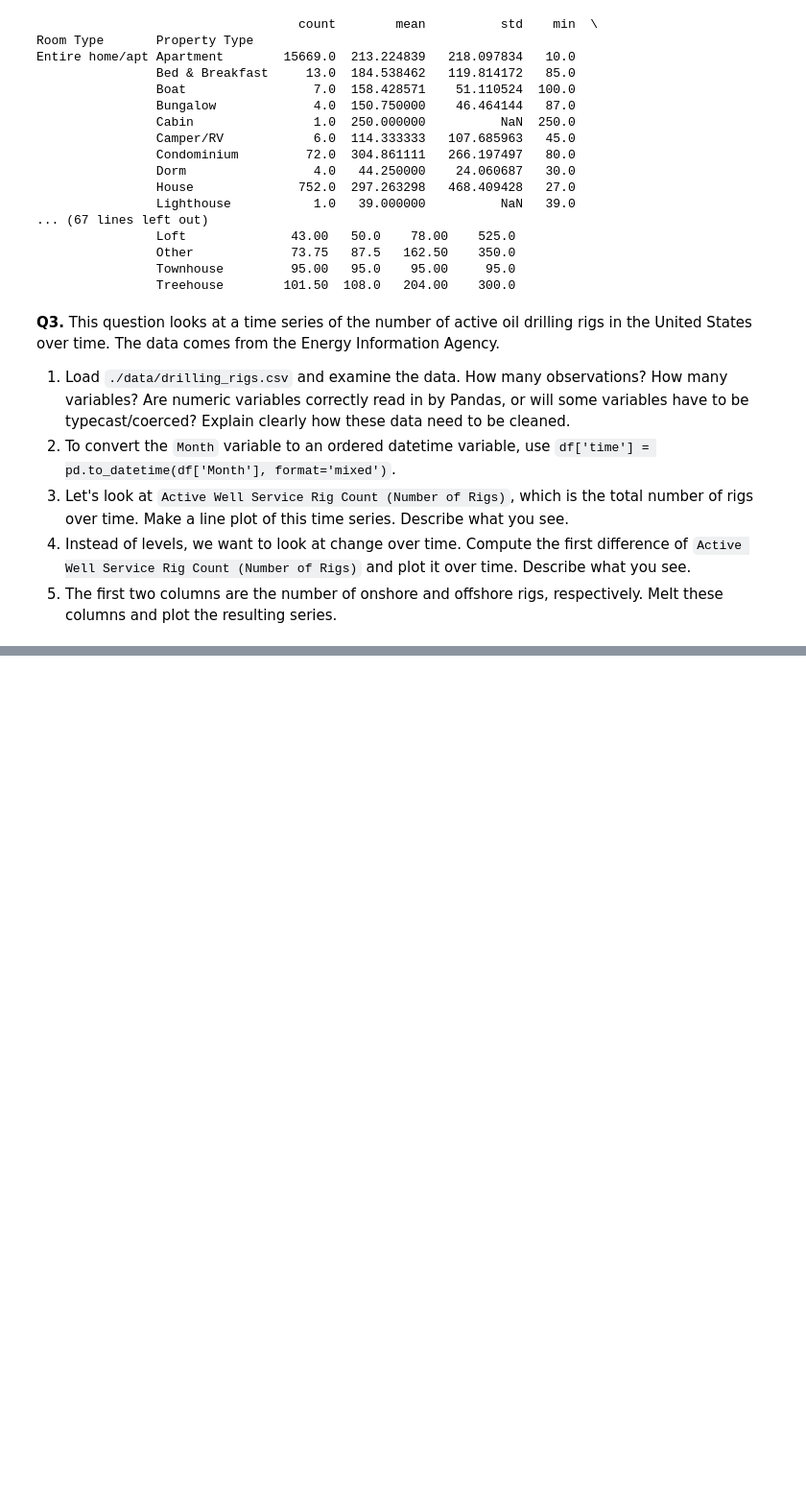
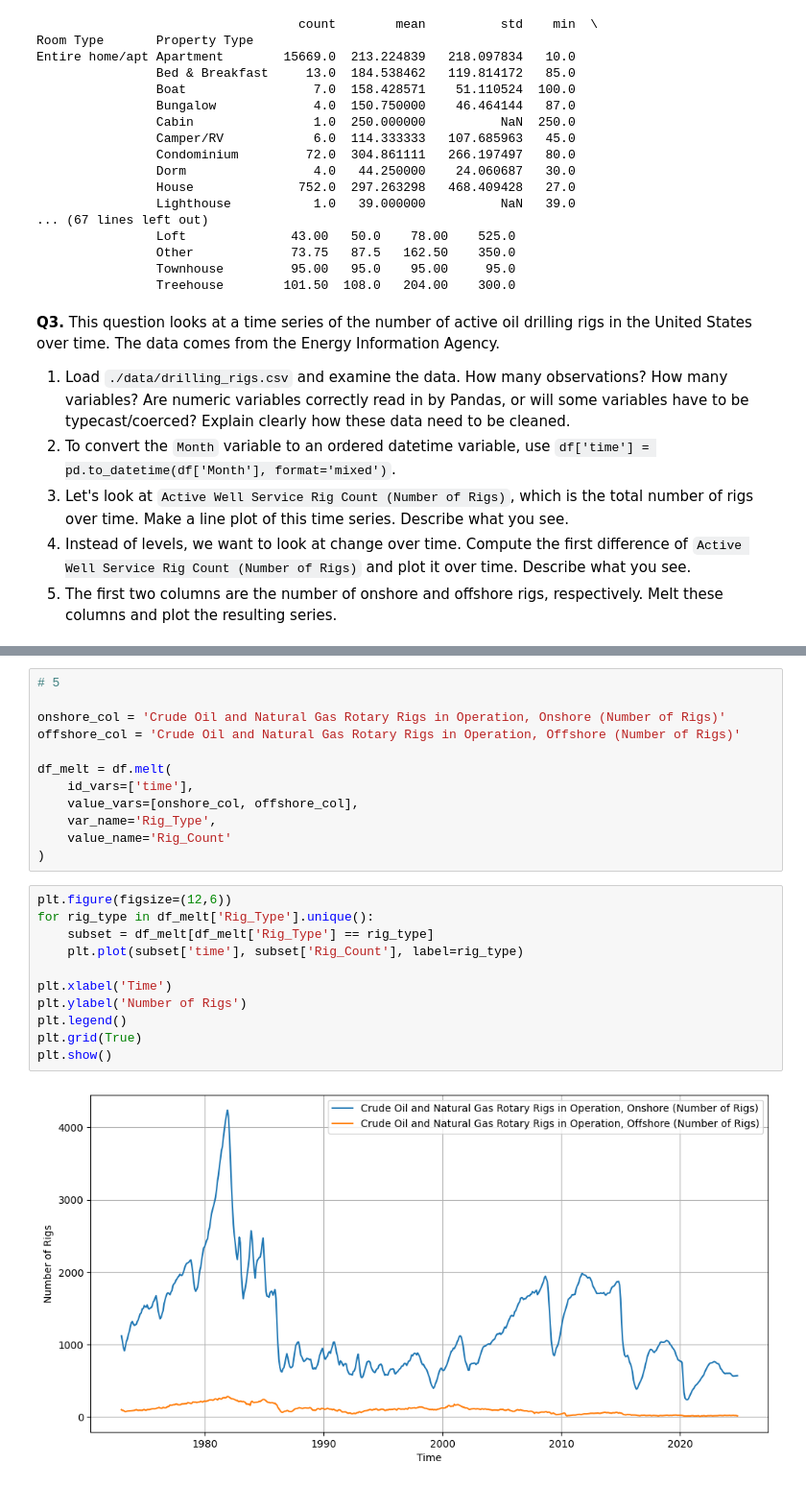
Before and after one commit to miacachion/eda_assignment, a Jupyter notebook: assignment.ipynb, the cells around one changed output, grey strips where cells are left out. Shown at 96% size. Cells and saved outputs as stored; diff of their text form; blank space fills up the shorter version.

```diff
--- a/assignment.ipynb
+++ b/assignment.ipynb
@@ -304,0 +359,25 @@ dtype: object
+# %%
+# 5
+
+onshore_col = 'Crude Oil and Natural Gas Rotary Rigs in Operation, Onshore (Number of Rigs)'
+offshore_col = 'Crude Oil and Natural Gas Rotary Rigs in Operation, Offshore (Number of Rigs)'
+
+df_melt = df.melt(
+    id_vars=['time'],
+    value_vars=[onshore_col, offshore_col],
+    var_name='Rig_Type',
+    value_name='Rig_Count'
+)
+# %%
+plt.figure(figsize=(12,6))
+for rig_type in df_melt['Rig_Type'].unique():
+    subset = df_melt[df_melt['Rig_Type'] == rig_type]
+    plt.plot(subset['time'], subset['Rig_Count'], label=rig_type)
+
+plt.xlabel('Time')
+plt.ylabel('Number of Rigs')
+plt.legend()
+plt.grid(True)
+plt.show()
+# %% [output]
+[figure, added]
```
Also changed, not shown: parts of 7 cells of this notebook.
